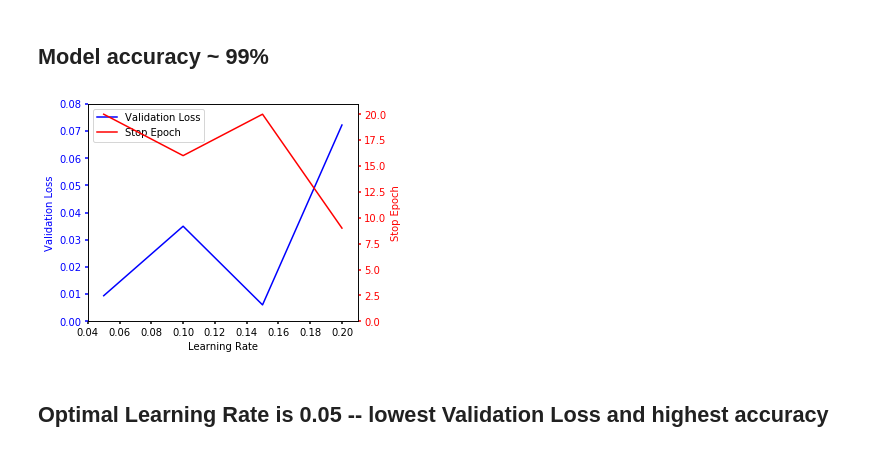
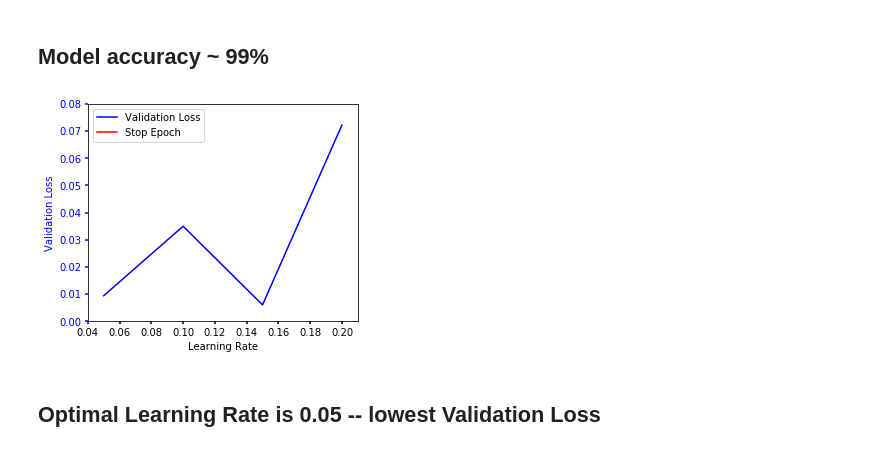
Before and after one commit to MRScheid/Wearable-Data-Affective-State-Classifier-Project, a Jupyter notebook: Project_Pitch.ipynb, the cells around one changed output. Drawn from its saved outputs; the diff is of its cells as text; code cells hidden in the pictures.

```diff
--- a/Project_Pitch.ipynb
+++ b/Project_Pitch.ipynb
@@ -33,8 +33,7 @@ accuracy: 0.9889676570892334
 ##  Model accuracy ~ 99%
 # %%
 p1, = host.plot(lr_to_test, score, "b-", label="Validation Loss")
-p2, = par1.plot(lr_to_test, Stop_epoch, "r-", label="Stop Epoch")
 # %% [output]
-[figure, old version]
+[figure, new version]
 # %% [markdown]
-## Optimal Learning Rate is 0.05 -- lowest Validation Loss and highest accuracy
+## Optimal Learning Rate is 0.05 -- lowest Validation Loss
```
Also changed, not shown: parts of 1 cell of this notebook.
